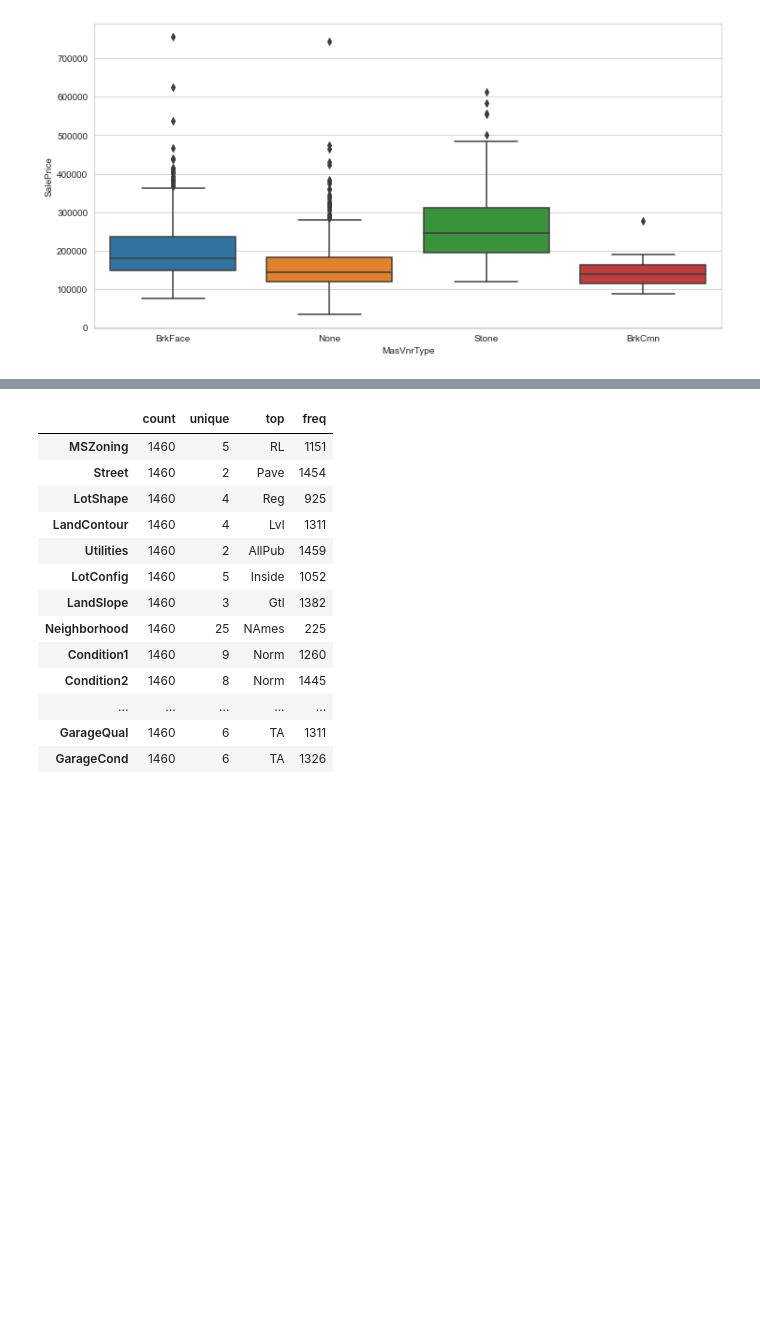
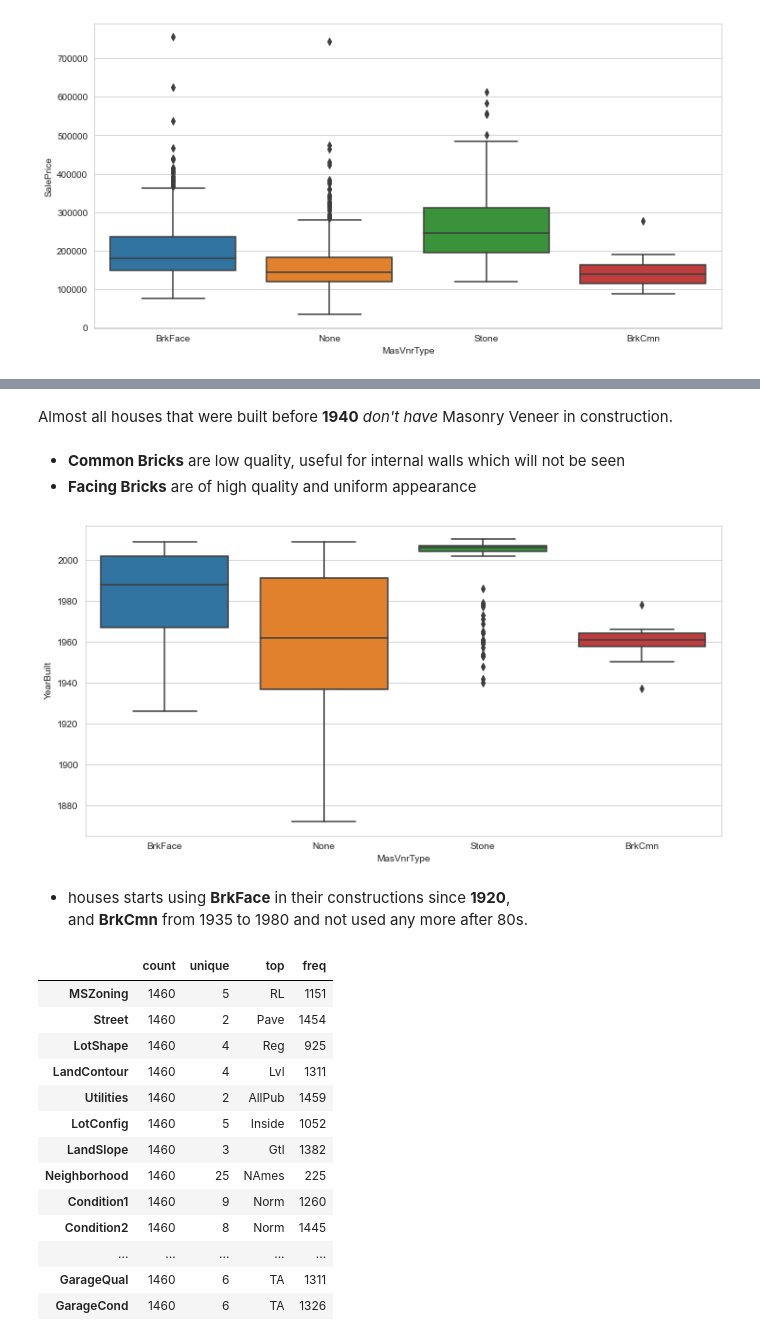
Before and after one commit to ezzaldeeen/house-price-prediction-api, a Jupyter notebook: app/src/models/house-price-EDA.ipynb, the cells around one changed output, grey strips where cells are left out. Drawn from its saved outputs; the diff is of its cells as text; code cells hidden in the pictures; blank space fills up the shorter version.

```diff
--- a/app/src/models/house-price-EDA.ipynb
+++ b/app/src/models/house-price-EDA.ipynb
@@ -524 +546,16 @@ plt.show()
+# %% [markdown]
+Almost all houses that were built before **1940** *don't have* Masonry Veneer in construction.
+# %% [markdown]
++ **Common Bricks** are low quality, useful for internal walls which will not be seen
++ **Facing Bricks** are of high quality and uniform appearance
+# %%
+# visualize the distribution for the Masonry veneer types
+plt.figure(figsize=(12,6))
+sns.boxplot(data=data, x='MasVnrType', y='YearBuilt')
+plt.show()
+# %% [output]
+[figure, added]
+# %% [markdown]
++ houses starts using **BrkFace** in their constructions since **1920**,\
+    and **BrkCmn** from 1935 to 1980 and not used any more after 80s.
 # %%
```
Also changed, not shown: parts of 16 cells of this notebook.
